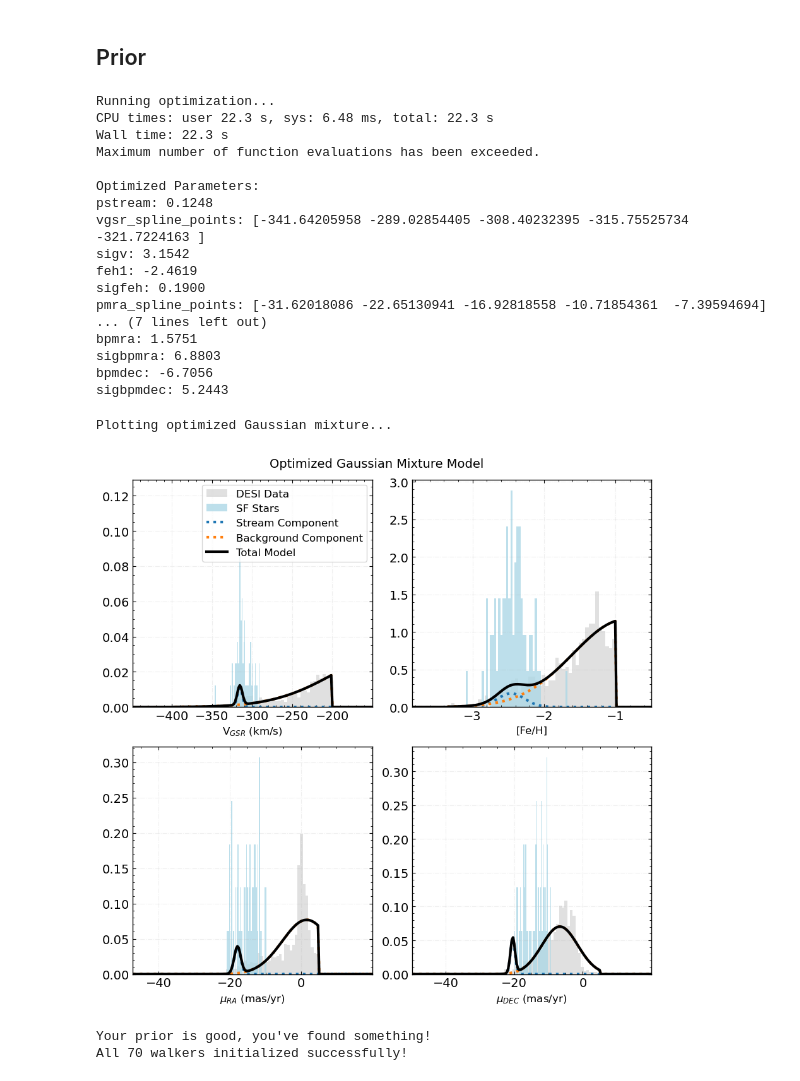
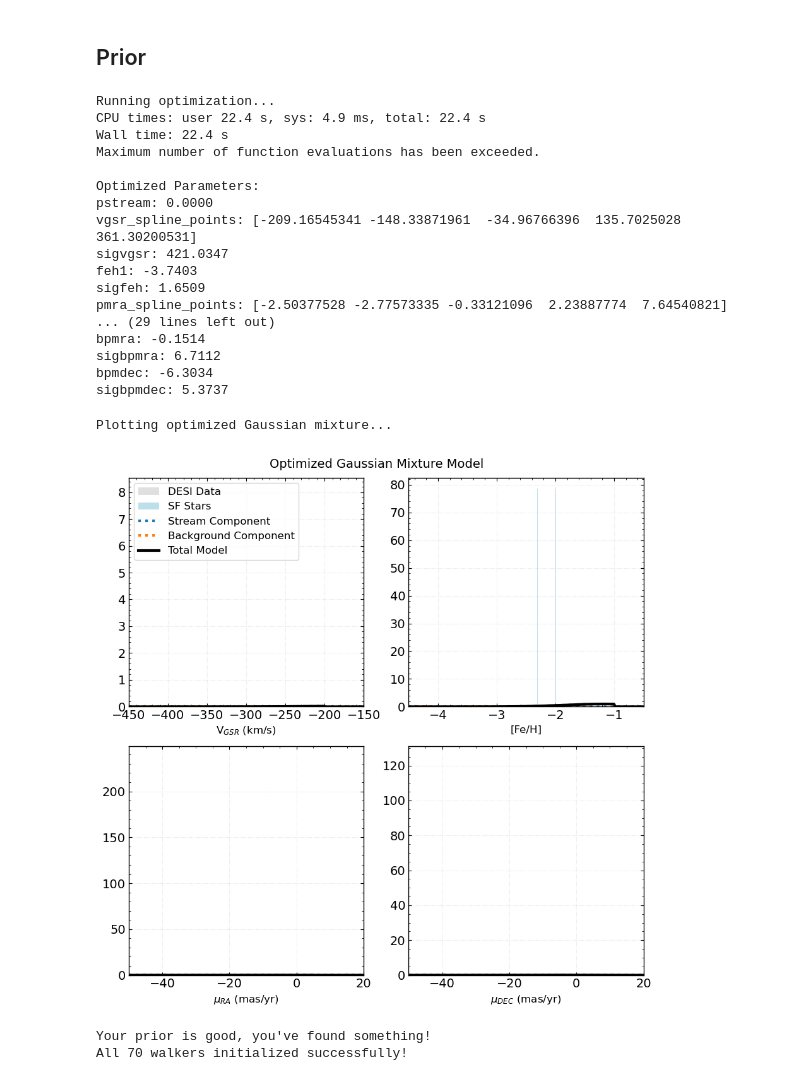
Before and after one commit to nassmohammed/DESI-DR1_streamTutorial, a Jupyter notebook: streamTutorial.ipynb, the cells around one changed output. Cells and saved outputs as stored; diff of their text form; code cells hidden in the pictures.

```diff
--- a/streamTutorial.ipynb
+++ b/streamTutorial.ipynb
@@ -382,7 +355,7 @@ Mask added: 'PMRA'
 #         mask_func=lambda df: (df['PMDEC'] < pmdec_max) & (df['PMDEC'] > pmdec_min))
 
 #-----------------------#
-pmdec_wiggle = 10 # [mas/yr]
+pmdec_wiggle = 5 # [mas/yr]
 #-----------------------#
 
 
@@ -460,14 +442,14 @@ selection_mcmc = copy.copy(selection_fine)
 #-----------------------#
 colour_wiggle = 0.2 # [dex]
 
-pmdec_max = 5 # [mas/yr]
-pmdec_min = -35
+pmdec_max = 10 # [mas/yr]
+pmdec_min = -2.5
 
-vgsr_max= -200 # [km/s]
-vgsr_min= -400
+vgsr_max=  300 # [km/s]
+vgsr_min= -300
 
-pmra_max = 5 # [mas/yr]
-pmra_min = -35
+pmra_max = 10 # [mas/yr]
+pmra_min = -5
 #-----------------------#
 
 selection_mcmc.add_mask(name='iso_wide',
@@ -605,7 +587,7 @@ lsigbpmdec: 0.7198
 vgsr_range_wiggle = 50
 pmra_range_wiggle = 10
 pmdec_range_wiggle = 10
-lsigv_r = (-4, 4)
+lsigvgsr_r = (-4, 4)
 
 vgsr_ranges = [(v - vgsr_range_wiggle, v + vgsr_range_wiggle) for v in MCMeta.initial_params['vgsr_spline_points']]
 pmra_ranges = [(v - pmra_range_wiggle, v + pmra_range_wiggle) for v in MCMeta.initial_params['pmra_spline_points']]
@@ -629,7 +611,7 @@ pstream_r = (0.0, 1.0)
 prior = [
     pstream_r,              # pstream (single value)
     *vgsr_ranges,           # vgsr_spline_points (5 values)
-    lsigv_r,                # lsigv (single value)
+    lsigvgsr_r,             # lsigvgsr (single value)
     feh1_r, lsigfeh_r,      # feh parameters
     *pmra_ranges,           # pmra_spline_points (5 values)
     lsigpmra_r,             # lsigpmra (single value)
@@ -645,11 +627,11 @@ phi1_spline_points = MCMeta.phi1_spline_points  # x-coordinates for splines
 
 spline_k = MCMeta.spline_k
 
-# Create initial parameter array - pstream and lsigv are now single constant values
+# Create initial parameter array - pstream and lsigvgsr are now single constant values
 p0_guess = [
     0.1,                                                 # pstream (constant stream fraction)
     MCMeta.initial_params['vgsr_spline_points'],         # VGSR spline points
-    MCMeta.initial_params['lsigv'],                   # lsigv (constant log velocity dispersion)
+    MCMeta.initial_params['lsigvgsr'],                   # lsigvgsr (constant log velocity dispersion)
     MCMeta.initial_params['feh1'],                       # mean [Fe/H]
     MCMeta.initial_params['lsigfeh'],                    # log(sigma_[Fe/H])
     MCMeta.initial_params['pmra_spline_points'],         # PMRA spline points
@@ -666,8 +648,8 @@ p0_guess = [
     MCMeta.initial_params['lsigbpmdec']                  # log(sigma_background_pmdec)
 ]
 
-# Updated parameter labels - pstream and lsigv are now single parameters
-param_labels = ['pstream', 'vgsr_spline_points', 'lsigv', 'feh1', 'lsigfeh',
+# Updated parameter labels - pstream and lsigvgsr are now single parameters
+param_labels = ['pstream', 'vgsr_spline_points', 'lsigvgsr', 'feh1', 'lsigfeh',
                 'pmra_spline_points', 'lsigpmra', 'pmdec_spline_points', 'lsigpmdec',
                 'bv', 'lsigbv', 'bfeh', 'lsigbfeh', 'bpmra', 'lsigbpmra', 'bpmdec', 'lsigbpmdec']
 
@@ -711,22 +693,22 @@ for label, value in output.items():
         print(f"{label}: {value:.4f}" if isinstance(value, (int, float)) else f"{label}: {value}")
 # %% [output]
 Running optimization...
-CPU times: user 22.3 s, sys: 6.48 ms, total: 22.3 s
-Wall time: 22.3 s
+CPU times: user 22.4 s, sys: 4.9 ms, total: 22.4 s
+Wall time: 22.4 s
 Maximum number of function evaluations has been exceeded.
 
 Optimized Parameters:
-pstream: 0.1248
-vgsr_spline_points: [-341.64205958 -289.02854405 -308.40232395 -315.75525734 -321.7224163 ]
-sigv: 3.1542
-feh1: -2.4619
-sigfeh: 0.1900
-pmra_spline_points: [-31.62018086 -22.65130941 -16.92818558 -10.71854361  -7.39594694]
-... (7 lines left out)
-bpmra: 1.5751
-sigbpmra: 6.8803
-bpmdec: -6.7056
-sigbpmdec: 5.2443
+pstream: 0.0000
+vgsr_spline_points: [-209.16545341 -148.33871961  -34.96766396  135.7025028   361.30200531]
+sigvgsr: 421.0347
+feh1: -3.7403
+sigfeh: 1.6509
+pmra_spline_points: [-2.50377528 -2.77573335 -0.33121096  2.23887774  7.64540821]
+... (29 lines left out)
+bpmra: -0.1514
+sigbpmra: 6.7112
+bpmdec: -6.3034
+sigbpmdec: 5.3737
 # %%
 # Add optimization results to MCMeta class
 MCMeta.optimized_params = output
@@ -740,8 +722,8 @@ original_params = MCMeta.initial_params.copy()
 optimized_for_plotting = output.copy()
 
 
-if 'lsigv' in optimized_for_plotting:
-    optimized_for_plotting['lsigvgsr'] = optimized_for_plotting['lsigv']
+if 'lsigvgsr' in optimized_for_plotting:
+    optimized_for_plotting['lsigvgsr'] = optimized_for_plotting['lsigvgsr']
 
 MCMeta.initial_params = optimized_for_plotting
 
@@ -769,33 +751,33 @@ p0s = np.random.multivariate_normal(p0, np.diag(ep0)**2, size=nwalkers)
 
 # Clip pstream to valid range [0, 1] - first parameter only
 p0s[:,0] = np.clip(p0s[:,0], 1e-10, 1 - 1e-10)
 
 # Test likelihood for all walkers using the modified function
 lkhds = [stream_funcs.spline_lnprob_1D(
     p0s[j], prior, phi1_spline_points,
     tomcmc_stream.data.desi_data['VGSR'], tomcmc_stream.data.desi_data['VRAD_ERR'],
     tomcmc_stream.data.desi_data['FEH'], tomcmc_stream.data.desi_data['FEH_ERR'],
     tomcmc_stream.data.desi_data['PMRA'], tomcmc_stream.data.desi_data['PMRA_ERROR'],
     tomcmc_stream.data.desi_data['PMDEC'], tomcmc_stream.data.desi_data['PMDEC_ERROR'],
     tomcmc_stream.data.desi_data['phi1'],
     trunc_fit=True, feh_fit=True, assert_prior=True, k=spline_k,
     reshape_arr_shape=array_lengths,
     vgsr_trunc=vgsr_trunc, feh_trunc=feh_trunc,
     pmra_trunc=pmra_trunc, pmdec_trunc=pmdec_trunc
 ) for j in range(nwalkers)]
 
 # Check if prior is good - this is the key test from your original code
 if sum(np.array(lkhds) > -9e9) == nwalkers:
     print('Your prior is good, you\'ve found something!')
 elif sum(np.array(lkhds) > -9e9) != nwalkers:
     print('Your prior is too restrictive, try changing the values listed above!')
 
 # Assert that all walkers have good likelihoods
 assert np.all(np.array(lkhds) > -9e9), f"Only {sum(np.array(lkhds) > -9e9)}/{nwalkers} walkers have valid likelihoods"
 
 print(f"All {nwalkers} walkers initialized successfully!")
 # %% [output]
 Plotting optimized Gaussian mixture...
-[figure, old version]
+[figure, new version]
 Your prior is good, you've found something!
 All 70 walkers initialized successfully!
```
Also changed, not shown: parts of 25 cells of this notebook, 1 other file.
